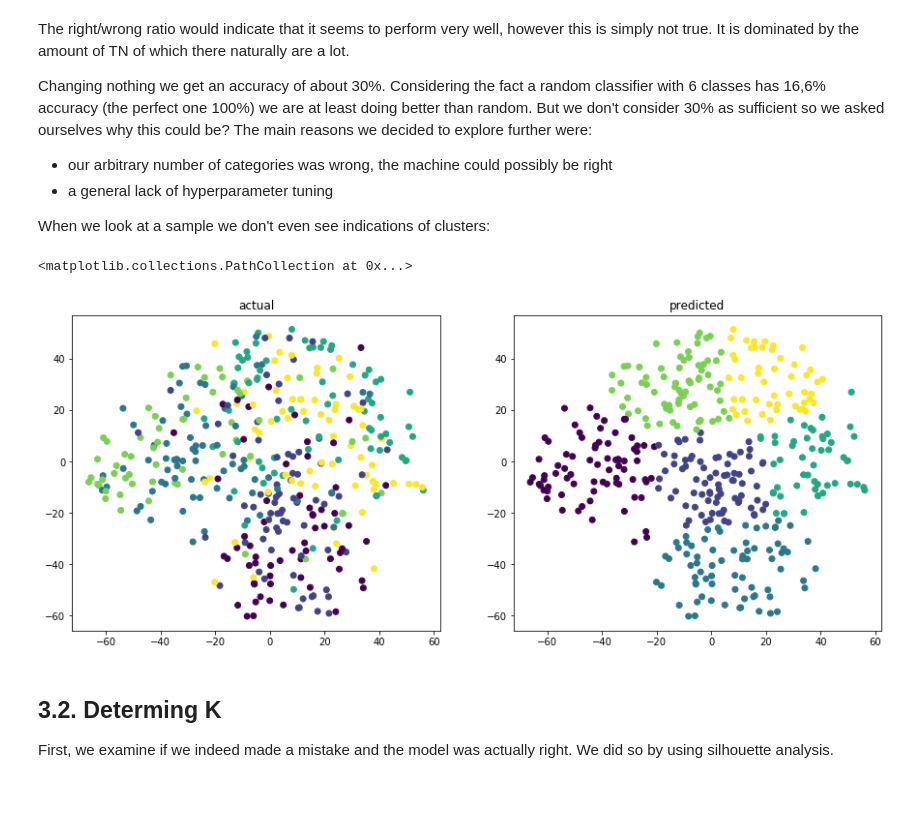
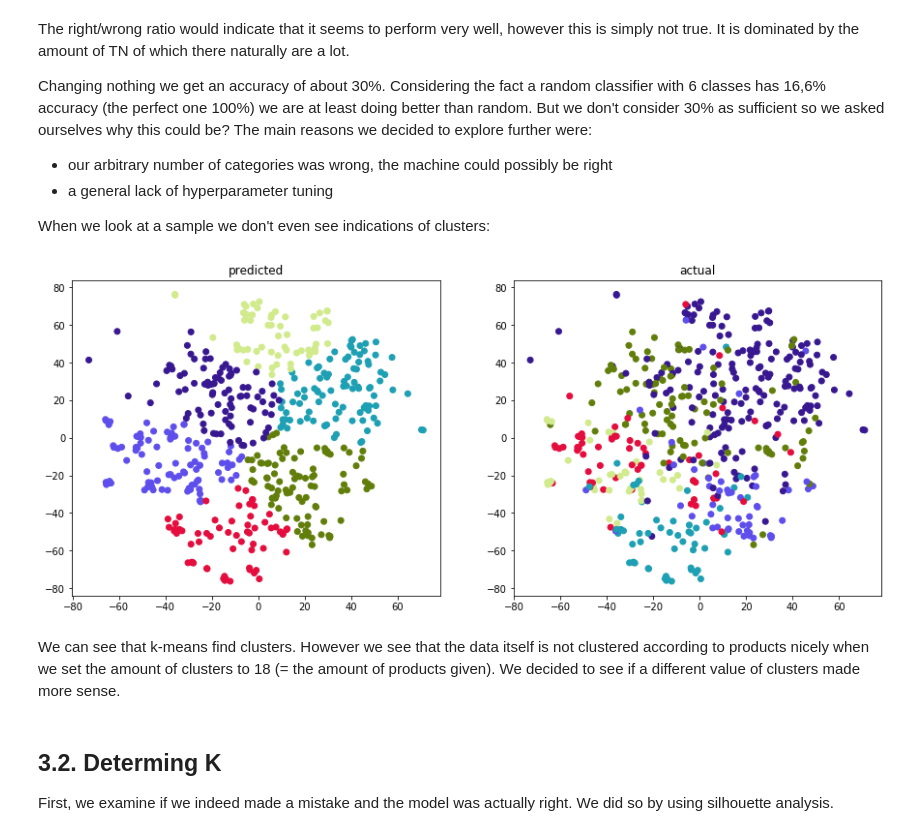
Before and after one commit to TimDeSmet/AML, a Jupyter notebook: Sprint 2.ipynb, the cells around one changed output. Cells and saved outputs as stored; diff of their text form; code cells hidden in the pictures; blank space fills up the shorter version.

```diff
--- a/Sprint 2.ipynb
+++ b/Sprint 2.ipynb
@@ -276,3 +243,10 @@ predictions = kmeans.fit_predict(x_train)
+# %%
+# ordered list of all products
+products = list(set(complaints['Product']))
+products.sort()
+# %%
+kmeans = KMeans(n_clusters=PRODUCT_AMOUNT)
+predictions = kmeans.fit_predict(x_train)
 # %% [markdown]
 ## 3.1. Initial Analysis
 
@@ -335,19 +309,33 @@ Changing nothing we get an accuracy of about 30%. Considering the fact a random
 - a general lack of hyperparameter tuning
 
 When we look at a sample we don't even see indications of clusters:
+# %%
+# Create the amount of random colors required
+def create_colors(n):
+    colormap = []
+    for i in range(n):
+        colormap.append(np.random.rand(3,))
+    return colormap
+# %%
+colormap=create_colors(PRODUCT_AMOUNT)
+product_indices = list(map(lambda x : products.index(x), y_train[:VISUAL_AMOUNT]))
 # %%
-fig = plt.figure(figsize=(15,6))
+def compare_visually(x_train, predictions, product_indices, colormap):
+    fig = plt.figure(figsize=(15,6))
 
-ax1 = fig.add_subplot(1,2,2)
-ax1.set_title('predicted')
-ax1.scatter(x_train[:400,0], x_train[:400,1], c=predictions[:400])
+    ax1 = fig.add_subplot(1,2,1)
+    ax1.set_title('predicted')
+    ax1.scatter(x_train[:VISUAL_AMOUNT,0], x_train[:VISUAL_AMOUNT,1], c=[colormap[i] for i in predictions[:VISUAL_AMOUNT]])
 
-ax2 = fig.add_subplot(1,2,1)
-ax2.set_title('actual')
-ax2.scatter(x_train[:400,0], x_train[:400,1], c=[ord(a) - ord('A') for a in y_train[:400]])
+    ax2 = fig.add_subplot(1,2,2)
+    ax2.set_title('actual')
+    ax2.scatter(x_train[:VISUAL_AMOUNT,0], x_train[:VISUAL_AMOUNT,1], c =[colormap[i] for i in product_indices])
+
+compare_visually(x_train, predictions, product_indices, colormap)
 # %% [output]
-<matplotlib.collections.PathCollection at 0x...>
-[figure, old version]
+[figure, new version]
+# %% [markdown]
+We can see that k-means find clusters. However we see that the data itself is not clustered according to products nicely when we set the amount of clusters to 18 (= the amount of products given). We decided to see if a different value of clusters made more sense.
 # %% [markdown]
 ## 3.2. Determing K
 
```
Also changed, not shown: parts of 67 cells of this notebook, 1 other file.
